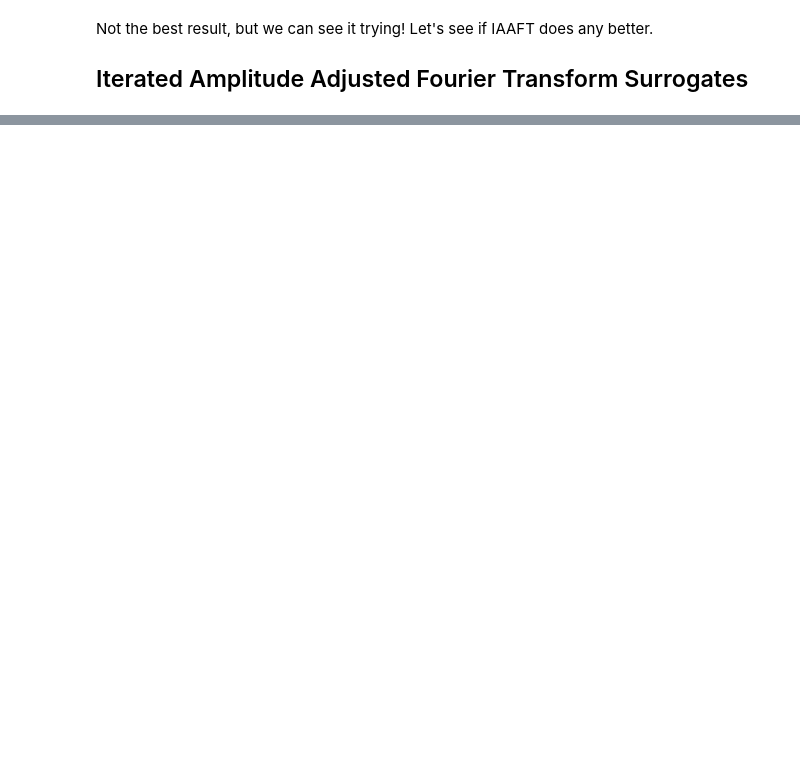
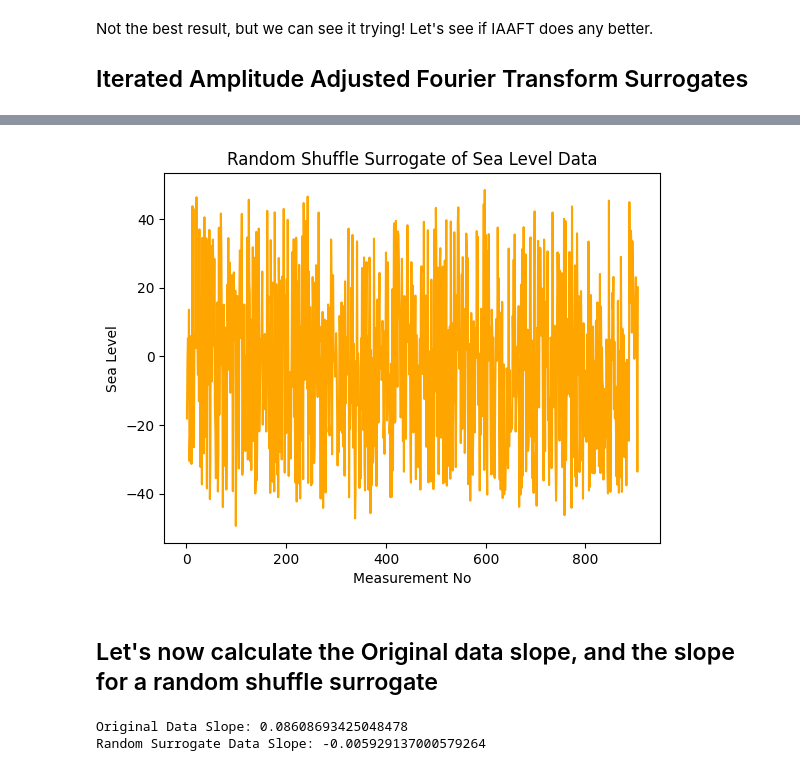
Before and after one commit to CristianMazilu/SurrogateDataAnalysis, a Jupyter notebook: SurrogateGeneration.ipynb, the cells around one changed output, grey strips where cells are left out. Saved outputs shown, nothing was run; the diff lists cells and outputs as text; code cells hidden in the pictures; blank space fills up the shorter version.

Commit message:
Added random shuffle model validation example

```diff
--- a/SurrogateGeneration.ipynb
+++ b/SurrogateGeneration.ipynb
@@ -229,0 +250,35 @@ plot_power_spectrum(iaaftData, sr, f"Iaaft-{originalDataSetName}")
+# %%
+def random_shuffle_surrogate(data):
+    surrogate = np.random.permutation(data)
+    return surrogate
+
+# Generate a random shuffle surrogate
+randomSurrogateData = random_shuffle_surrogate(np.copy(originalData))
+
+# Plot the random shuffle surrogate
+plt.plot(df['measurement_no'], randomSurrogateData, color='orange')
+plt.title('Random Shuffle Surrogate of Sea Level Data')
+plt.xlabel('Measurement No')
+plt.ylabel('Sea Level')
+plt.show()
+# %% [output]
+[figure, added]
+# %% [markdown]
+## Let's now calculate the Original data slope, and the slope for a random shuffle surrogate
+# %%
+# Calculate the trend in the original data
+original_slope, original_intercept, r_value, p_value, std_err = linregress(df['measurement_no'], originalData)
+
+# Function to calculate the trend (slope) in the data
+def calculate_trend(data):
+    slope, intercept, r_value, p_value, std_err = linregress(df['measurement_no'], data)
+    return slope
+
+# Calculate the trend in the random shuffle surrogate
+randomSurrogateSlope = calculate_trend(randomSurrogateData)
+
+print(f"Original Data Slope: {original_slope}")
+print(f"Random Surrogate Data Slope: {randomSurrogateSlope}")
+# %% [output]
+Original Data Slope: 0.08608693425048478
+Random Surrogate Data Slope: -0.005929137000579264
```
Also changed, not shown: parts of 11 cells of this notebook, 3 other files.
